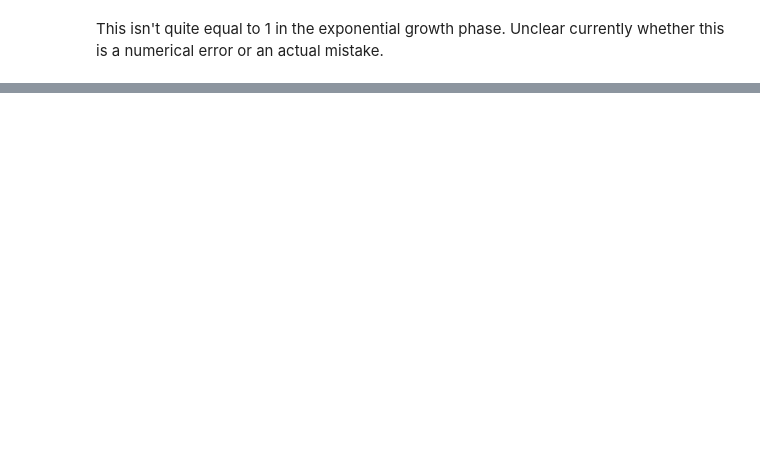
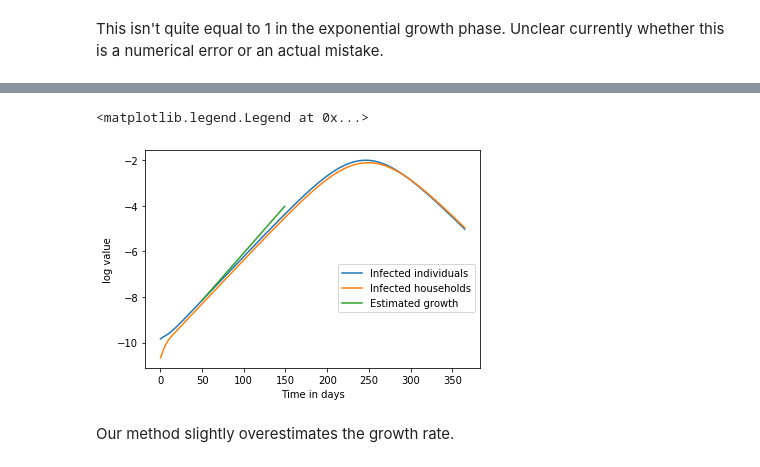
Before and after one commit to JBHilton/covid-19-in-households-public, a Jupyter notebook: tutorials/euler-lotka-estimation.ipynb, the cells around one changed output, grey strips where cells are left out. Cells and saved outputs as stored; diff of their text form; code cells hidden in the pictures; blank space fills up the shorter version.

```diff
--- a/tutorials/euler-lotka-estimation.ipynb
+++ b/tutorials/euler-lotka-estimation.ipynb
@@ -251,0 +535,2 @@ This isn't quite equal to 1 in the exponential growth phase. Unclear currently w
+# %%
+r_est = estimate_growth_rate(household_population,rhs)
@@ -251,0 +547,48 @@ This isn't quite equal to 1 in the exponential growth phase. Unclear currently w
+# %%
+H0 = make_initial_condition(household_population, rhs)
+
+tspan = (0.0, 365)
+solution = solve_ivp(rhs, tspan, H0, first_step=0.001, atol=1e-16)
+
+time = solution.t
+H = solution.y
+S = H.T.dot(household_population.states[:, ::5])
+E = H.T.dot(household_population.states[:, 1::5])
+P = H.T.dot(household_population.states[:, 2::5])
+I = H.T.dot(household_population.states[:, 3::5])
+R = H.T.dot(household_population.states[:, 4::5])
+time_series = {
+'time':time,
+'S':S,
+'E':E,
+'P':P,
+'I':I,
+'R':R
+}
+# %%
+data_list = [time_series['S']/model_input.ave_hh_by_class,
+    time_series['E']/model_input.ave_hh_by_class,
+    time_series['P']/model_input.ave_hh_by_class,
+    time_series['I']/model_input.ave_hh_by_class,
+    time_series['R']/model_input.ave_hh_by_class]
+
+log_infs = log((data_list[1]+data_list[2]+data_list[3]).sum(axis=1))
+inf_states = where((rhs.states_exp_only + rhs.states_pro_only + rhs.states_inf_only).sum(axis=1)>0)[0]
+
+t_50 = argmin(abs(time - 50))
+t_150 = argmin(abs(time - 150))
+log_inf_est = log_infs[t_50] + r_est * (time[t_50:t_150] - time[t_50])
+
+fig, ax = subplots(1)
+
+ax.plot(time, log_infs,label='Infected individuals')
+ax.plot(time, log((H[inf_states]).sum(axis=0)),label='Infected households')
+ax.plot(time[t_50:t_150], log_inf_est, label='Estimated growth')
+ax.set_xlabel('Time in days')
+ax.set_ylabel('log value')
+ax.legend(ncol=1, bbox_to_anchor=(1,0.50))
+# %% [output]
+<matplotlib.legend.Legend at 0x...>
+[figure, added]
+# %% [markdown]
+Our method slightly overestimates the growth rate.
```
Also changed, not shown: parts of 30 cells of this notebook.
